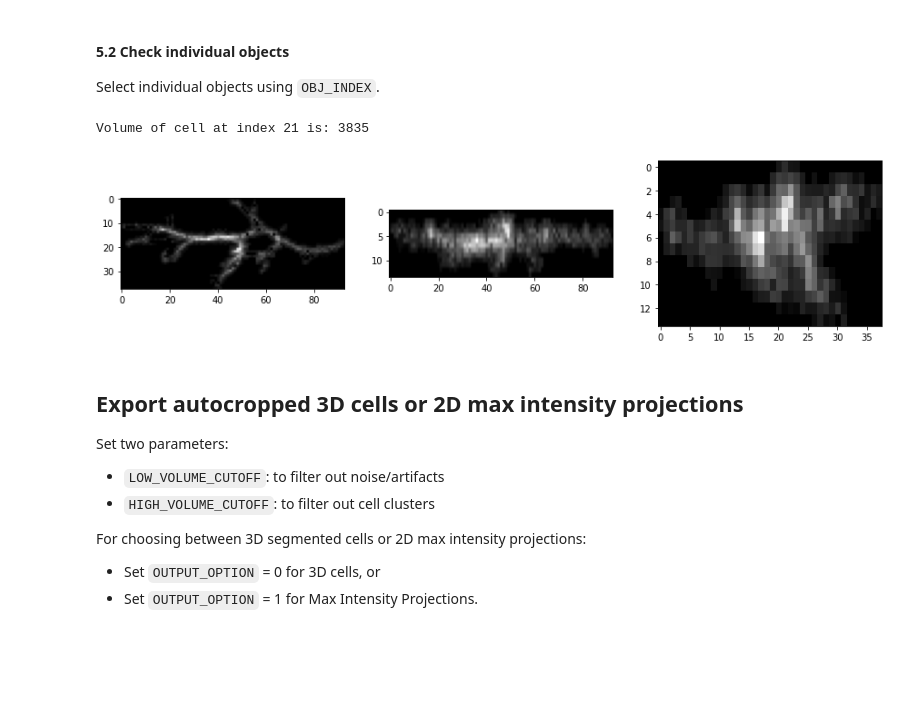
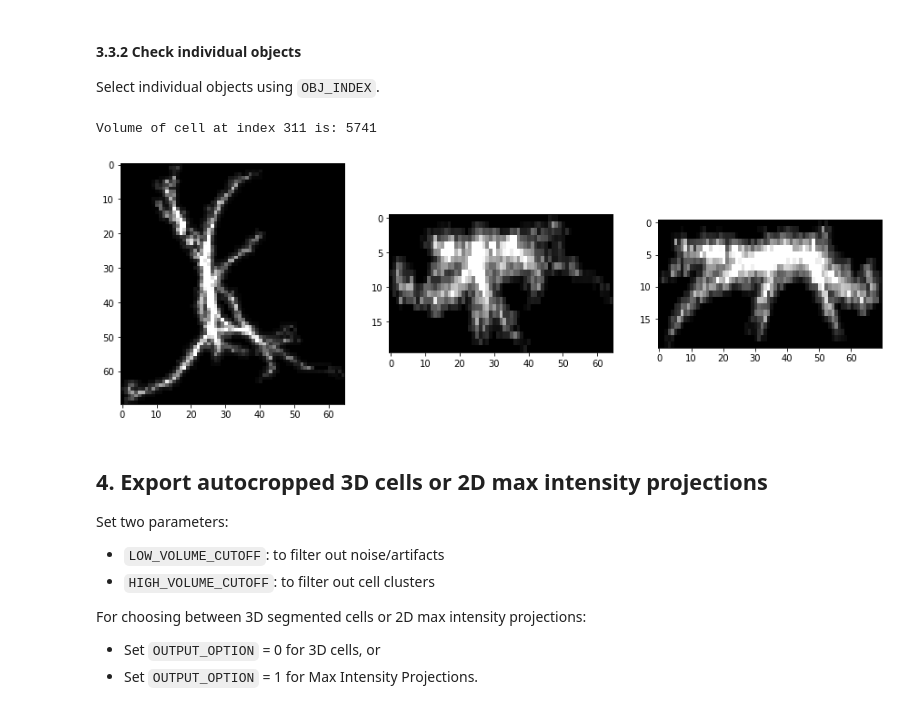
Before and after one commit to swanandlab/SMorph, a Jupyter notebook: autocrop.ipynb, the cells around one changed output. Drawn from its saved outputs; the diff is of its cells as text; code cells hidden in the pictures; blank space fills up the shorter version.

```diff
--- a/autocrop.ipynb
+++ b/autocrop.ipynb
@@ -15,7 +23,7 @@ on_colab = 'google.colab' in str(get_ipython())
 
 Set `CONFOCAL_TISSUE_IMAGE` to the path of the image file to be processed.
 # %%
-CONFOCAL_TISSUE_IMAGE = 'Datasets/C1-DNSC 8 SEC 1 HILUS-1.tif'
+CONFOCAL_TISSUE_IMAGE = 'Datasets/autocrop/C1-M1_LEFT_CA1.tif'
 
 original = ac.import_confocal_image(CONFOCAL_TISSUE_IMAGE)
 ac.projectXYZ(original, .5, .5, 1)
@@ -126,17 +108,17 @@ ac.project_batch(BATCH_NO, N_BATCHES, N_OBJECTS, regions, denoised)
 # %% [markdown]
-#### 5.2 Check individual objects
+#### 3.3.2 Check individual objects
 Select individual objects using `OBJ_INDEX`.
 # %%
-OBJ_INDEX = 21
+OBJ_INDEX = 311
 
 minz, miny, minx, maxz, maxy, maxx = regions[OBJ_INDEX].bbox
 
 extracted_cell = denoised[minz:maxz, miny:maxy, minx:maxx].copy()
 extracted_cell[~regions[OBJ_INDEX].filled_image] = 0.0
 
 print(f'Volume of cell at index {OBJ_INDEX} is: {regions[OBJ_INDEX].area}')
 ac.projectXYZ(extracted_cell, .5, .5, 1)
 # %% [output]
-Volume of cell at index 21 is: 3835
+Volume of cell at index 311 is: 5741
-[figure, old version]
+[figure, new version]
 # %%
@@ -148,5 +128,5 @@ if not on_colab:
 # %% [markdown]
-## Export autocropped 3D cells or 2D max intensity projections
+## 4. Export autocropped 3D cells or 2D max intensity projections
 
 Set two parameters:
 - `LOW_VOLUME_CUTOFF`: to filter out noise/artifacts
```
Also changed, not shown: parts of 27 cells of this notebook, 3 other files.
